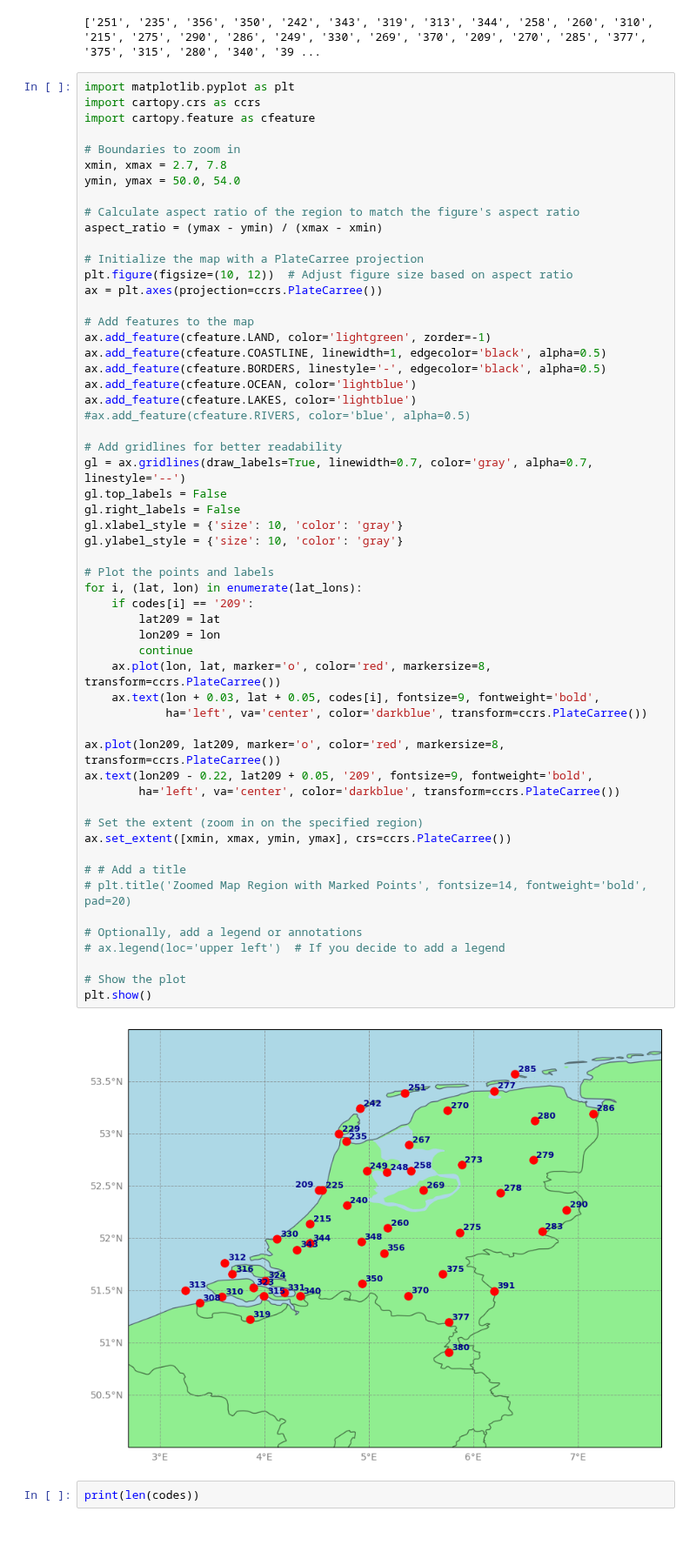
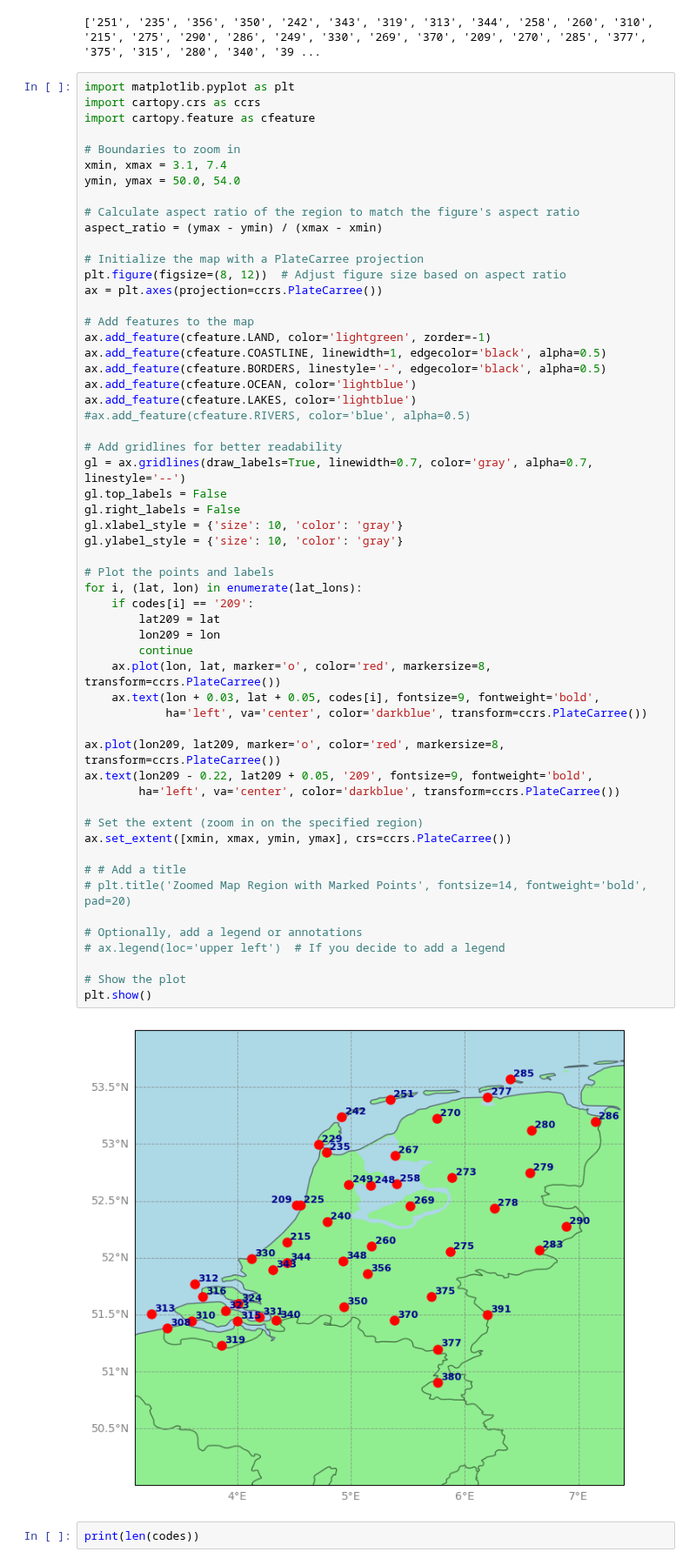
Before and after one commit to SimonHakvoort/thesiscode, a Jupyter notebook: src/visualization/figures.ipynb, the cells around one changed output. Shown at 87% size. Saved outputs shown, nothing was run; the diff lists cells and outputs as text; blank space fills up the shorter version.

```diff
--- a/src/visualization/figures.ipynb
+++ b/src/visualization/figures.ipynb
@@ -131,14 +131,14 @@ import cartopy.crs as ccrs
 import cartopy.feature as cfeature
 
 # Boundaries to zoom in
-xmin, xmax = 2.7, 7.8
+xmin, xmax = 3.1, 7.4
 ymin, ymax = 50.0, 54.0
 
 # Calculate aspect ratio of the region to match the figure's aspect ratio
 aspect_ratio = (ymax - ymin) / (xmax - xmin)
 
 # Initialize the map with a PlateCarree projection
-plt.figure(figsize=(10, 12))  # Adjust figure size based on aspect ratio
+plt.figure(figsize=(8, 12))  # Adjust figure size based on aspect ratio
 ax = plt.axes(projection=ccrs.PlateCarree())
 
 # Add features to the map
@@ -155,34 +155,34 @@ gl.top_labels = False
 gl.right_labels = False
 gl.xlabel_style = {'size': 10, 'color': 'gray'}
 gl.ylabel_style = {'size': 10, 'color': 'gray'}
 
 # Plot the points and labels
 for i, (lat, lon) in enumerate(lat_lons):
     if codes[i] == '209':
         lat209 = lat
         lon209 = lon
         continue
     ax.plot(lon, lat, marker='o', color='red', markersize=8, transform=ccrs.PlateCarree())
     ax.text(lon + 0.03, lat + 0.05, codes[i], fontsize=9, fontweight='bold',
             ha='left', va='center', color='darkblue', transform=ccrs.PlateCarree())
 
 ax.plot(lon209, lat209, marker='o', color='red', markersize=8, transform=ccrs.PlateCarree())
 ax.text(lon209 - 0.22, lat209 + 0.05, '209', fontsize=9, fontweight='bold',
         ha='left', va='center', color='darkblue', transform=ccrs.PlateCarree())
 
 # Set the extent (zoom in on the specified region)
 ax.set_extent([xmin, xmax, ymin, ymax], crs=ccrs.PlateCarree())
 
 # # Add a title
 # plt.title('Zoomed Map Region with Marked Points', fontsize=14, fontweight='bold', pad=20)
 
 # Optionally, add a legend or annotations
 # ax.legend(loc='upper left')  # If you decide to add a legend
 
 # Show the plot
 plt.show()
 # %% [output]
-[figure, old version]
+[figure, new version]
 # %%
 print(len(codes))
 # %% [output]
```
Also changed, not shown: 6 other files.
